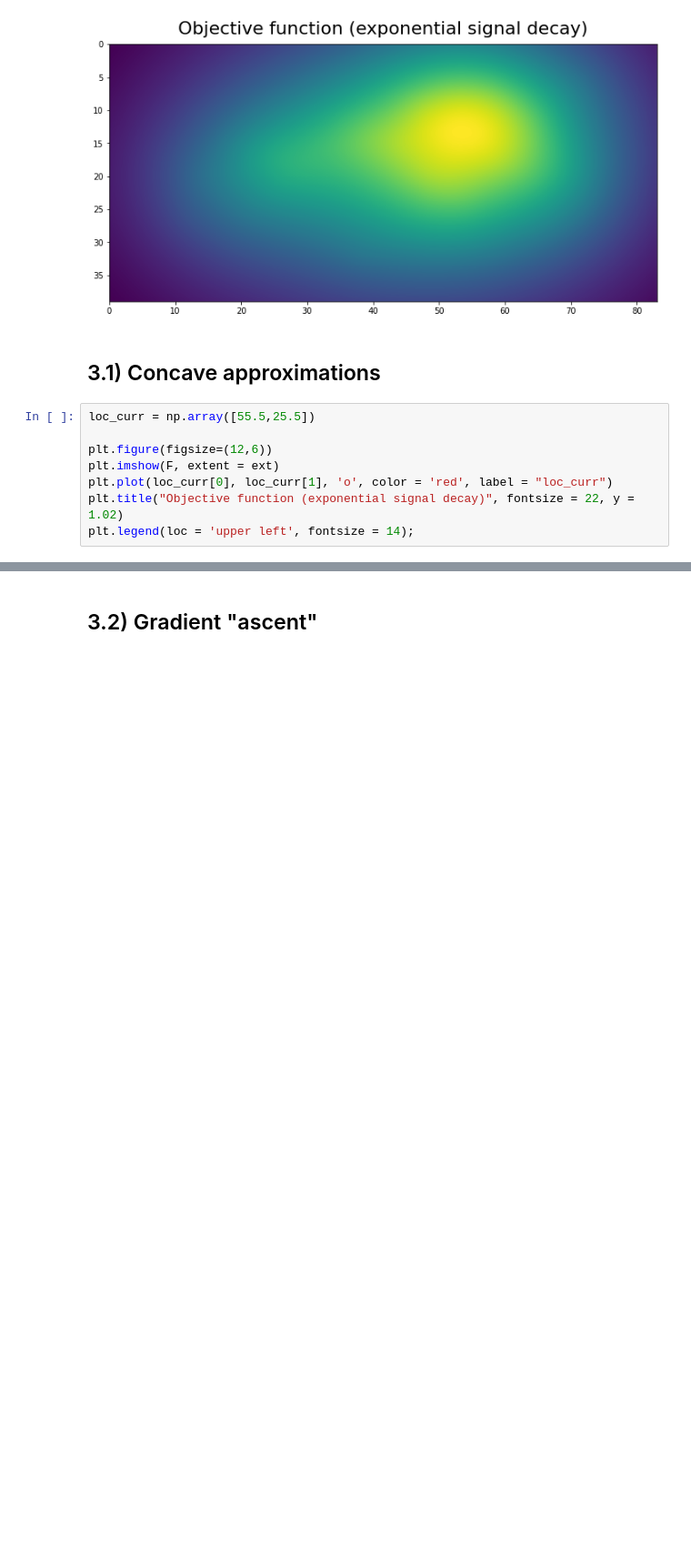
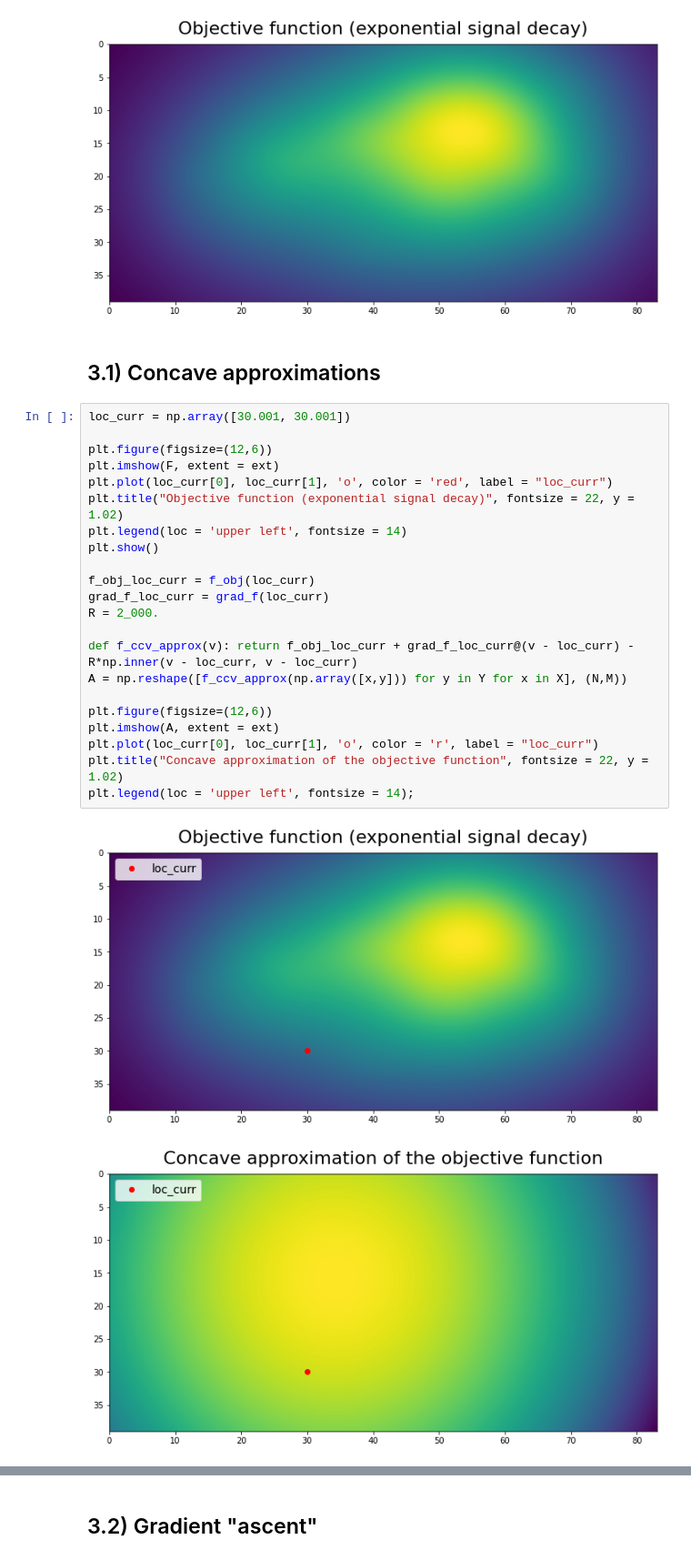
Before and after one commit to Luan-Lima-Freitas/Antenna-Placement-Optimization, a Jupyter notebook: Antenna_Placement_Optim.ipynb, the cells around one changed output, grey strips where cells are left out. Shown at 91% size. Drawn from its saved outputs; the diff is of its cells as text; blank space fills up the shorter version.

```diff
--- a/Antenna_Placement_Optim.ipynb
+++ b/Antenna_Placement_Optim.ipynb
@@ -105,10 +119,27 @@ plt.title("Objective function (exponential signal decay)", fontsize = 22, y = 1.
 # %% [markdown]
 ## 3.1) Concave approximations
 # %%
-loc_curr = np.array([55.5,25.5])
+loc_curr = np.array([30.001, 30.001])
 
 plt.figure(figsize=(12,6))
 plt.imshow(F, extent = ext)
 plt.plot(loc_curr[0], loc_curr[1], 'o', color = 'red', label = "loc_curr")
 plt.title("Objective function (exponential signal decay)", fontsize = 22, y = 1.02)
+plt.legend(loc = 'upper left', fontsize = 14)
+plt.show()
+
+f_obj_loc_curr = f_obj(loc_curr)
+grad_f_loc_curr = grad_f(loc_curr)
+R = 2_000.
+
+def f_ccv_approx(v): return f_obj_loc_curr + grad_f_loc_curr@(v - loc_curr) - R*np.inner(v - loc_curr, v - loc_curr)
+A = np.reshape([f_ccv_approx(np.array([x,y])) for y in Y for x in X], (N,M))
+
+plt.figure(figsize=(12,6))
+plt.imshow(A, extent = ext)
+plt.plot(loc_curr[0], loc_curr[1], 'o', color = 'r', label = "loc_curr")
+plt.title("Concave approximation of the objective function", fontsize = 22, y = 1.02)
 plt.legend(loc = 'upper left', fontsize = 14);
+# %% [output]
+[figure, added]
+[figure, added]
```
Also changed, not shown: parts of 40 cells of this notebook.
